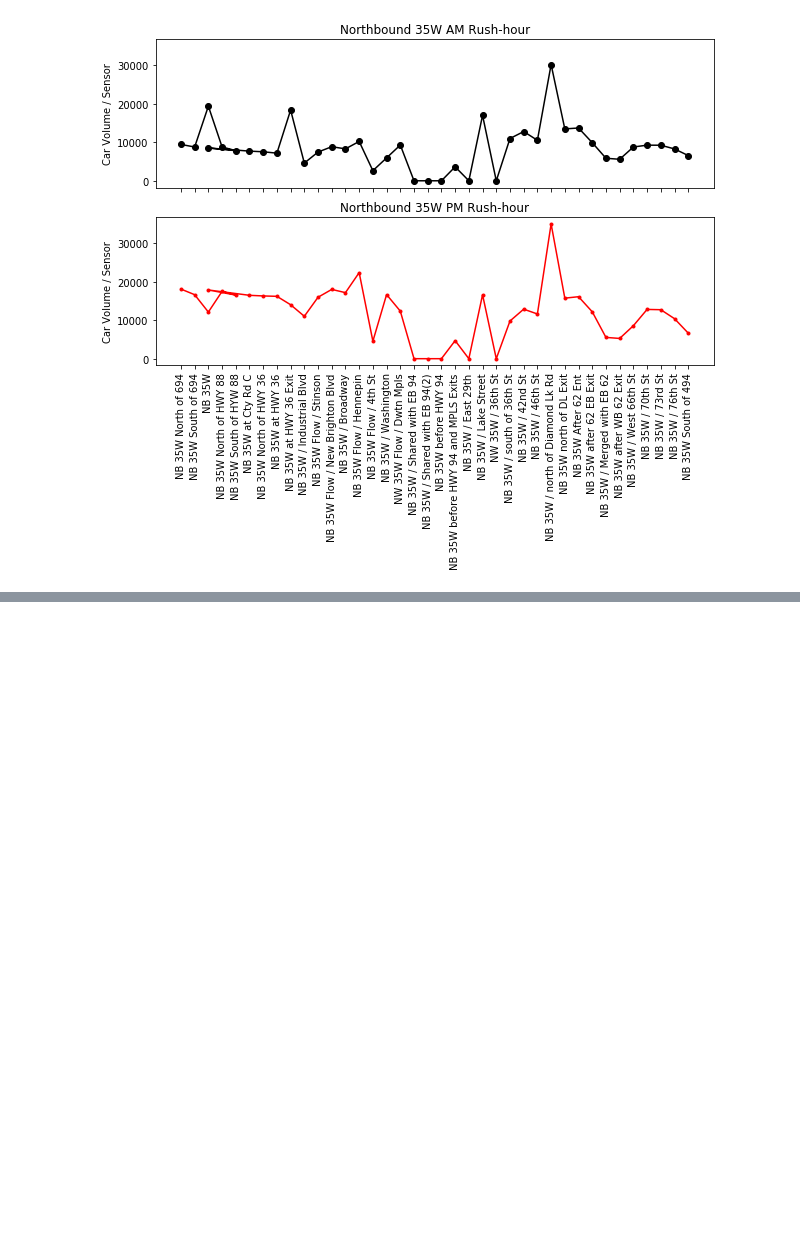
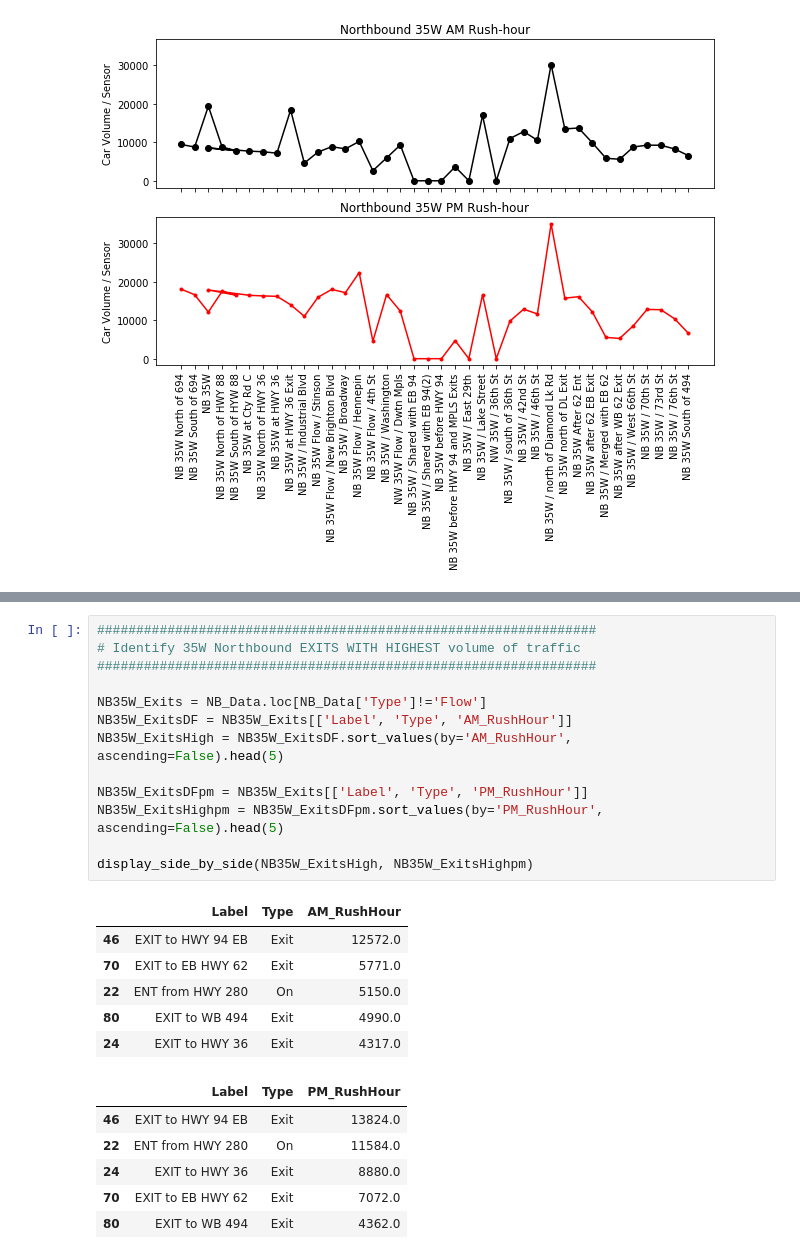
Before and after one commit to Dkreitzer/Team_streprogen_Project1, a Jupyter notebook: dk_testing_SB35W.ipynb, the cells around one changed output, grey strips where cells are left out. Drawn from its saved outputs; the diff is of its cells as text; blank space fills up the shorter version.

```diff
--- a/dk_testing_SB35W.ipynb
+++ b/dk_testing_SB35W.ipynb
@@ -169,0 +204,26 @@ plt.show()
+# %%
+################################################################
+# Identify 35W Northbound EXITS WITH HIGHEST volume of traffic
+################################################################
+
+NB35W_Exits = NB_Data.loc[NB_Data['Type']!='Flow']
+NB35W_ExitsDF = NB35W_Exits[['Label', 'Type', 'AM_RushHour']]
+NB35W_ExitsHigh = NB35W_ExitsDF.sort_values(by='AM_RushHour', ascending=False).head(5)
+
+NB35W_ExitsDFpm = NB35W_Exits[['Label', 'Type', 'PM_RushHour']]
+NB35W_ExitsHighpm = NB35W_ExitsDFpm.sort_values(by='PM_RushHour', ascending=False).head(5)
+
+display_side_by_side(NB35W_ExitsHigh, NB35W_ExitsHighpm)
+# %% [output]
+|  | Label | Type | AM_RushHour |
+| 46 | EXIT to HWY 94 EB | Exit | 12572.0 |
+| 70 | EXIT to EB HWY 62 | Exit | 5771.0 |
+| 22 | ENT from HWY 280 | On | 5150.0 |
+| 80 | EXIT to WB 494 | Exit | 4990.0 |
+| 24 | EXIT to HWY 36 | Exit | 4317.0 |
+|  | Label | Type | PM_RushHour |
+| 46 | EXIT to HWY 94 EB | Exit | 13824.0 |
+| 22 | ENT from HWY 280 | On | 11584.0 |
+| 24 | EXIT to HWY 36 | Exit | 8880.0 |
+| 70 | EXIT to EB HWY 62 | Exit | 7072.0 |
+| 80 | EXIT to WB 494 | Exit | 4362.0 |
```
Also changed, not shown: parts of 2 cells of this notebook, 1 other file.
